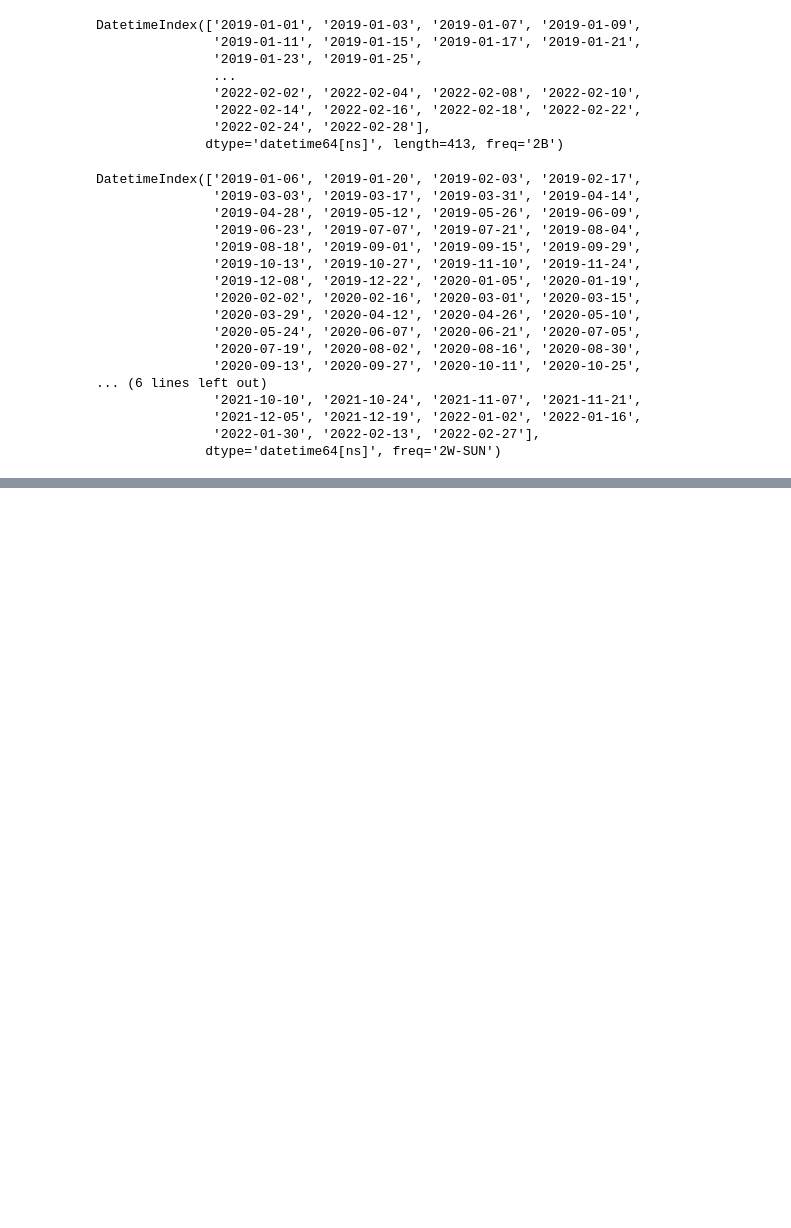
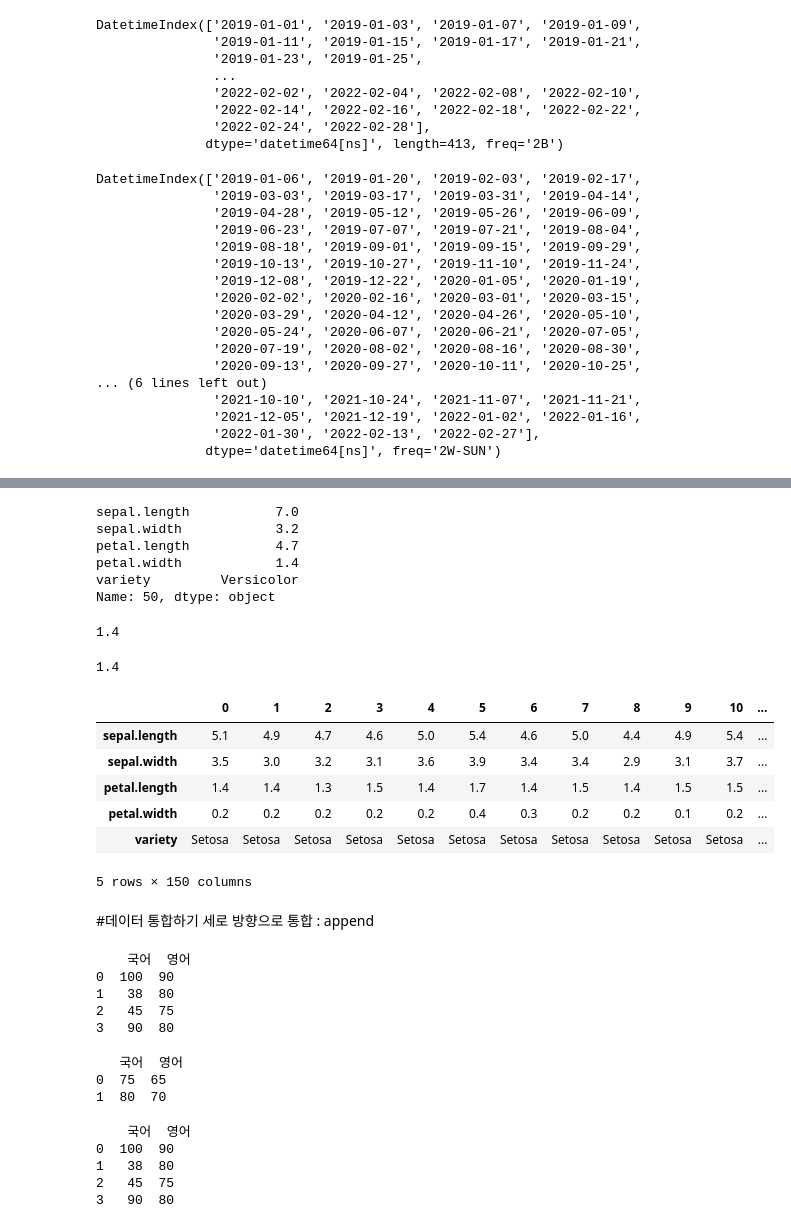
Before and after one commit to serinss/seSAC_Python_Class, a Jupyter notebook: 통계분석시각화_pandas.ipynb, the cells around one changed output, grey strips where cells are left out. Cells and saved outputs as stored; diff of their text form; code cells hidden in the pictures; blank space fills up the shorter version.

```diff
--- a/통계분석시각화_pandas.ipynb
+++ b/통계분석시각화_pandas.ipynb
@@ -171,0 +400,6 @@ DatetimeIndex(['2019-01-06', '2019-01-20', '2019-02-03', '2019-02-17',
+# %%
+#iris.csv 파일 : 붓꽃의 꽃잎 길이 등등의 정보를 분석하면, 붓꽃의 품종을 알아낼 수 있다.
+#직접 데이터 입력 힘드니 해당 자료 활용
+
+df = pd.read_csv('/content/drive/MyDrive/Python Files/iris.csv')
+print(df)
@@ -171,0 +460,63 @@ DatetimeIndex(['2019-01-06', '2019-01-20', '2019-02-03', '2019-02-17',
+# %%
+df.loc[50] #50행 데이터 반환, [50:55] 범위지정 가능
+#loc이 지원되지 않는 버전도 존재하므로 두가지 방법 모두 알아두기
+# %% [output]
+sepal.length           7.0
+sepal.width            3.2
+petal.length           4.7
+petal.width            1.4
+variety         Versicolor
+Name: 50, dtype: object
+# %%
+print(df['petal.length'][0]) #컬럼명 먼저 작성!
+#print(df[0]['petal.length'])
+# %% [output]
+1.4
+# %%
+print(df.loc[0]['petal.length']) #loc 는 로우명 먼저 작성 가능하도록 새로이 추가되었다
+# %% [output]
+1.4
+# %%
+df.T #데이터의 전치
+# %% [output]
+|  | 0 | 1 | 2 | 3 | 4 | 5 | 6 | 7 | 8 | 9 | 10 | ... |
+| sepal.length | 5.1 | 4.9 | 4.7 | 4.6 | 5.0 | 5.4 | 4.6 | 5.0 | 4.4 | 4.9 | 5.4 | ... |
+| sepal.width | 3.5 | 3.0 | 3.2 | 3.1 | 3.6 | 3.9 | 3.4 | 3.4 | 2.9 | 3.1 | 3.7 | ... |
+| petal.length | 1.4 | 1.4 | 1.3 | 1.5 | 1.4 | 1.7 | 1.4 | 1.5 | 1.4 | 1.5 | 1.5 | ... |
+| petal.width | 0.2 | 0.2 | 0.2 | 0.2 | 0.2 | 0.4 | 0.3 | 0.2 | 0.2 | 0.1 | 0.2 | ... |
+| variety | Setosa | Setosa | Setosa | Setosa | Setosa | Setosa | Setosa | Setosa | Setosa | Setosa | Setosa | ... |
+5 rows × 150 columns
+# %% [markdown]
+#데이터 통합하기
+세로 방향으로 통합 : append
+# %%
+data = {"국어":[100,38,45,90],
+        "영어":[90,80,75,80]}
+df = pd.DataFrame(data)
+print(df)
+# %% [output]
+    국어  영어
+0  100  90
+1   38  80
+2   45  75
+3   90  80
+# %%
+data2 = {"국어":[75,80],
+        "영어":[65,70]}
+df2 = pd.DataFrame(data2)
+print(df2)
+# %% [output]
+   국어  영어
+0  75  65
+1  80  70
+# %%
+df.append(df2)
+print(df)
+# 데이터 프레임 자체가 확장되진 않음을 주의할 것
+# 즉, append 함수를 사용했다고 해서 df자체가 늘어나진 않는다
+# %% [output]
+    국어  영어
+0  100  90
+1   38  80
+2   45  75
+3   90  80
```
Also changed, not shown: parts of 56 cells of this notebook.
